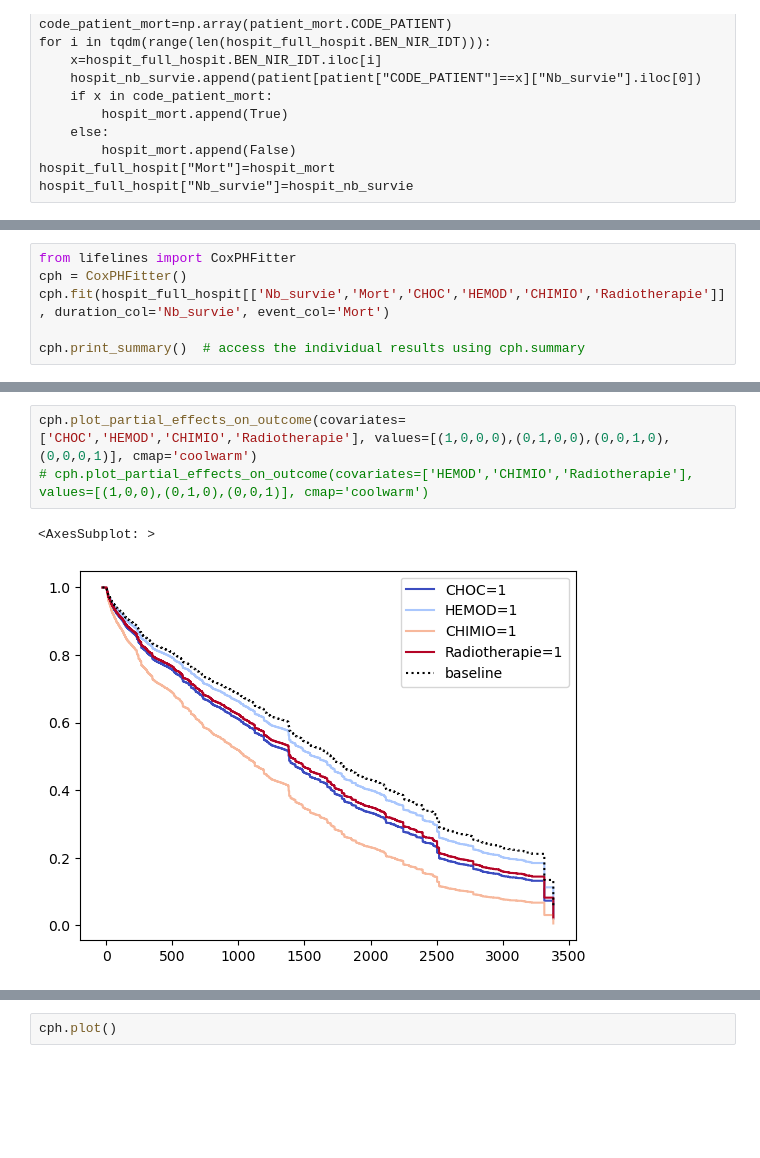
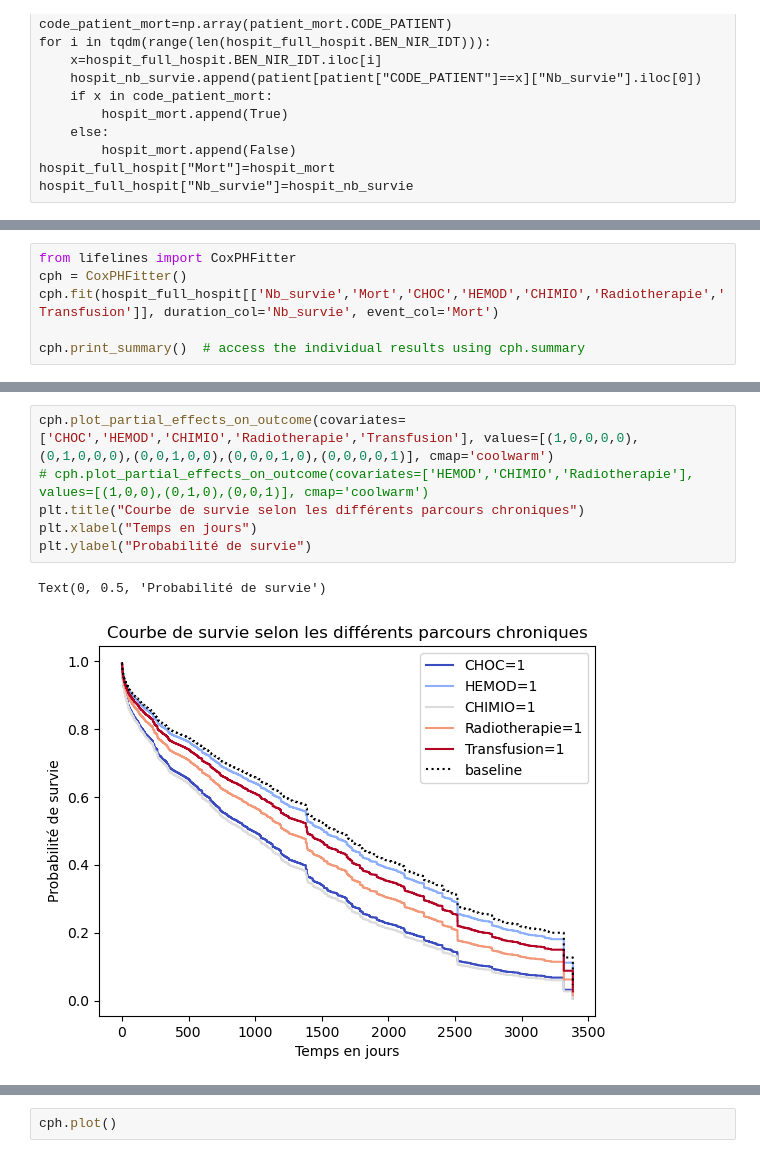
Before and after one commit to Kirscher/TextMining_Parcours_de_soin, a Jupyter notebook: survival_analysis/Lifelines.ipynb, the cells around one changed output, grey strips where cells are left out. Drawn from its saved outputs; the diff is of its cells as text; blank space fills up the shorter version.

```diff
--- a/survival_analysis/Lifelines.ipynb
+++ b/survival_analysis/Lifelines.ipynb
@@ -141,7 +165,7 @@ hospit_full_hospit
 # %%
 from lifelines import CoxPHFitter
 cph = CoxPHFitter()
-cph.fit(hospit_full_hospit[['Nb_survie','Mort','CHOC','HEMOD','CHIMIO','Radiotherapie']], duration_col='Nb_survie', event_col='Mort')
+cph.fit(hospit_full_hospit[['Nb_survie','Mort','CHOC','HEMOD','CHIMIO','Radiotherapie','Transfusion']], duration_col='Nb_survie', event_col='Mort')
 
 cph.print_summary()  # access the individual results using cph.summary
 # %% [output]
@@ -164,10 +189,13 @@ cph.print_summary()  # access the individual results using cph.summary
 | -log2(p) of ll-ratio test | inf |
 # %%
-cph.plot_partial_effects_on_outcome(covariates=['CHOC','HEMOD','CHIMIO','Radiotherapie'], values=[(1,0,0,0),(0,1,0,0),(0,0,1,0),(0,0,0,1)], cmap='coolwarm')
+cph.plot_partial_effects_on_outcome(covariates=['CHOC','HEMOD','CHIMIO','Radiotherapie','Transfusion'], values=[(1,0,0,0,0),(0,1,0,0,0),(0,0,1,0,0),(0,0,0,1,0),(0,0,0,0,1)], cmap='coolwarm')
 # cph.plot_partial_effects_on_outcome(covariates=['HEMOD','CHIMIO','Radiotherapie'], values=[(1,0,0),(0,1,0),(0,0,1)], cmap='coolwarm')
+plt.title("Courbe de survie selon les différents parcours chroniques")
+plt.xlabel("Temps en jours")
+plt.ylabel("Probabilité de survie")
 # %% [output]
-<AxesSubplot: >
+Text(0, 0.5, 'Probabilité de survie')
-[figure, old version]
+[figure, new version]
 # %%
 cph.params_
 # %% [output]
```
Also changed, not shown: parts of 48 cells of this notebook.
